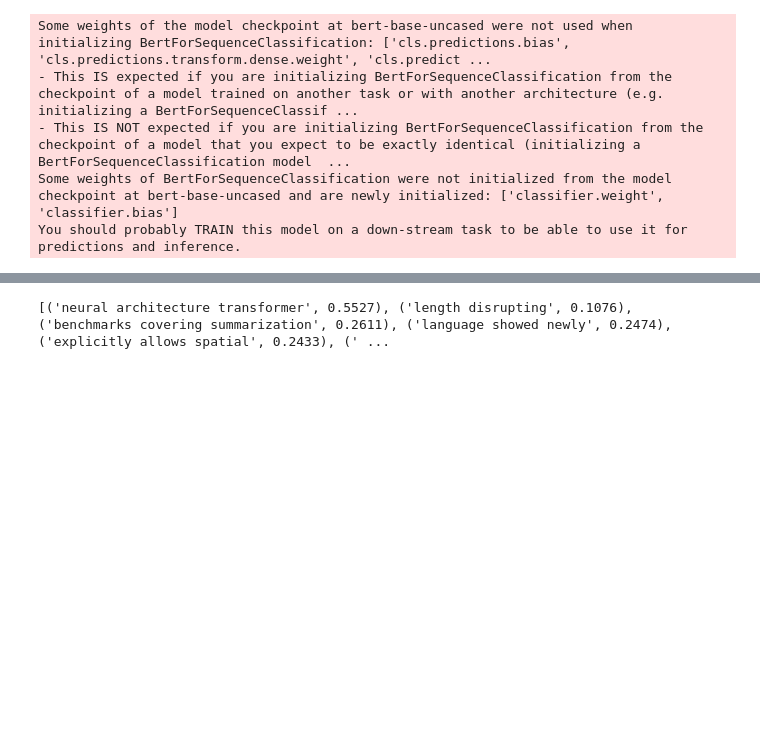
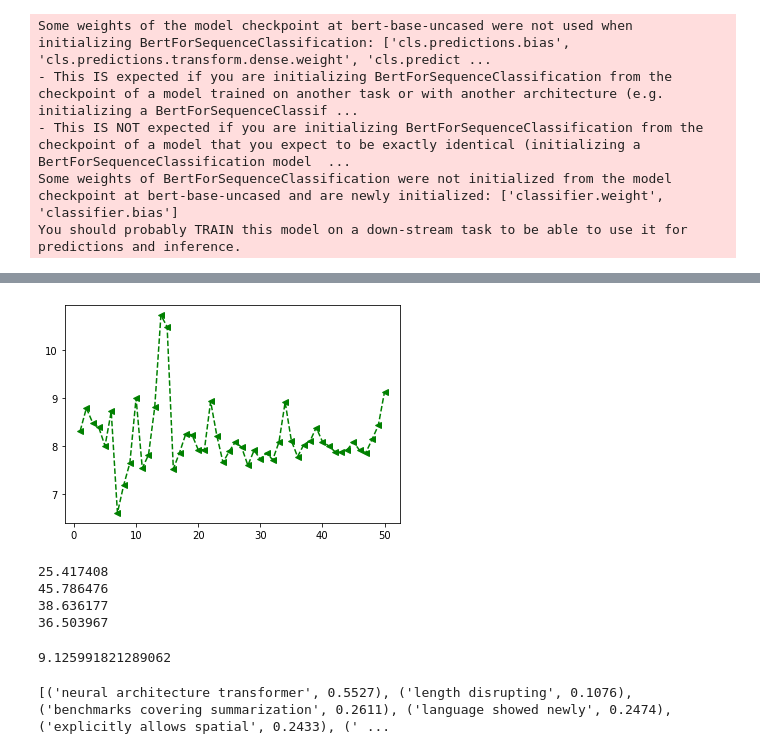
Before and after one commit to miracleyoo/cs685-final-project, a Jupyter notebook: minhao/crawer.ipynb, the cells around one changed output, grey strips where cells are left out. Cells and saved outputs as stored; diff of their text form; code cells hidden in the pictures; blank space fills up the shorter version.

Commit message:
Model_minhao

```diff
--- a/minhao/crawer.ipynb
+++ b/minhao/crawer.ipynb
@@ -414,3 +415,78 @@ Training complete!
+# %%
+import matplotlib.pyplot as plt
+import numpy as np
+x = np.arange(1,epochs+1)
+# print(log_train_loss)
+plt.plot(x,log_train_error,linestyle='--',color='green',marker='<')
+plt.show()
+# %% [output]
+[figure, added]
+# %%
+import numpy as np
+# function to get validation accuracy
+def get_test_performance(val_set):
+    # Put the model in evaluation mode
+    model.eval()
+
+    # Tracking variables
+    total_eval_accuracy = 0
+    total_eval_loss = 0
+
+    num_batches = int(len(val_set)/batch_size) + 1
+
+    for i in range(num_batches):
+      end_index = min(batch_size * (i+1), len(val_set))
+
+      batch = val_set[i*batch_size:end_index]
+
+      input_id_tensors = torch.stack([data[0] for data in batch])
+      input_mask_tensors = torch.stack([data[1] for data in batch])
+      label_tensors = torch.stack([data[2] for data in batch])
+
+      # Move tensors to the GPU
+      b_input_ids = input_id_tensors.to(device)
+      b_input_mask = input_mask_tensors.to(device)
+      b_labels = label_tensors.to(device)
+
+      # Tell pytorch not to bother with constructing the compute graph during
+      # the forward pass, since this is only needed for backprop (training).
+      with torch.no_grad():
+
+        # Forward pass, calculate logit predictions.
+        outputs = model(b_input_ids,
+                                token_type_ids=None,
+                                attention_mask=b_input_mask,
+                                labels=b_labels)
+        loss = outputs[0]#.loss
+        logits = outputs[1]#.logits
+
+        # Accumulate the validation loss.
+        total_eval_loss += loss.item()
+
+        # Move logits and labels to CPU
+        logits = logits.detach().numpy()
+        label_ids = b_labels.numpy()
+
+        # Calculate the accuracy for this batch of test sentences, and
+        # accumulate it over all batches. We provide a function in
+        # helpers.py called flat_accuracy() that takes in predictions and labels
+        # acc = flat_accuracy(logits, label_ids)
+        # total_eval_accuracy += acc
+        # print(logits.T)
+        # print(label_ids)
+        print(np.abs(logits.T-label_ids).sum())
+        error = np.abs(logits.T-label_ids).sum()
+    # Report the final accuracy for this validation run.
+    avg_error = error / num_batches
+    return avg_error
+
+get_test_performance(val_set)
+# %% [output]
+25.417408
+45.786476
+38.636177
+36.503967
+9.125991821289062
 # %%
 from keybert import KeyBERT
 
```
Also changed, not shown: parts of 5 cells of this notebook, 1 other file.
